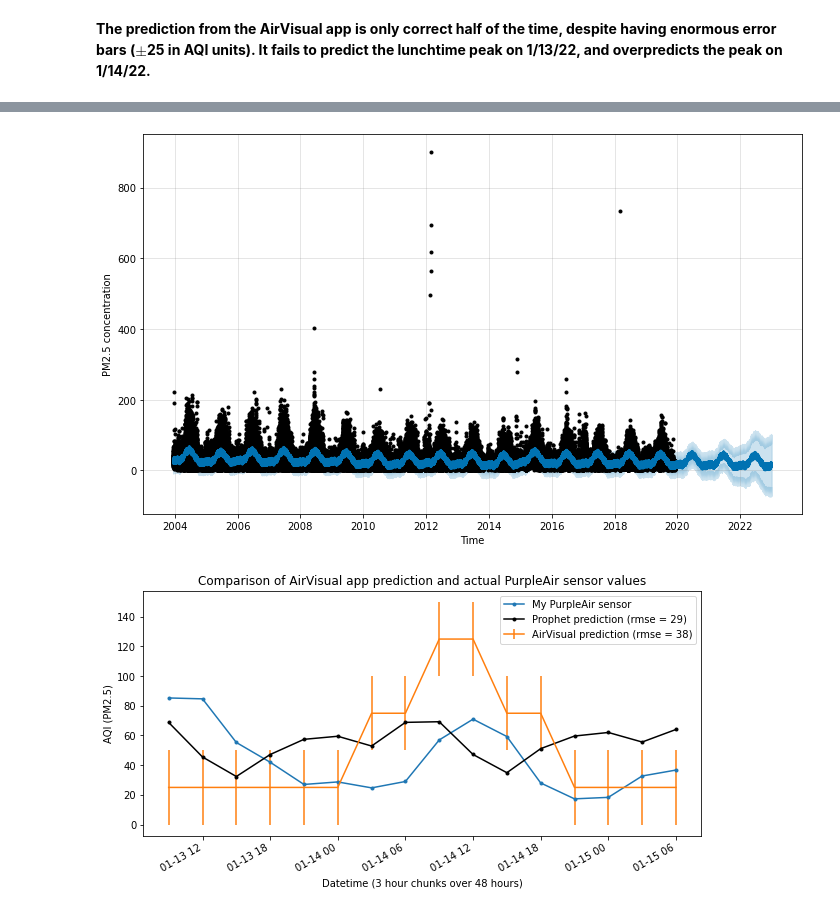
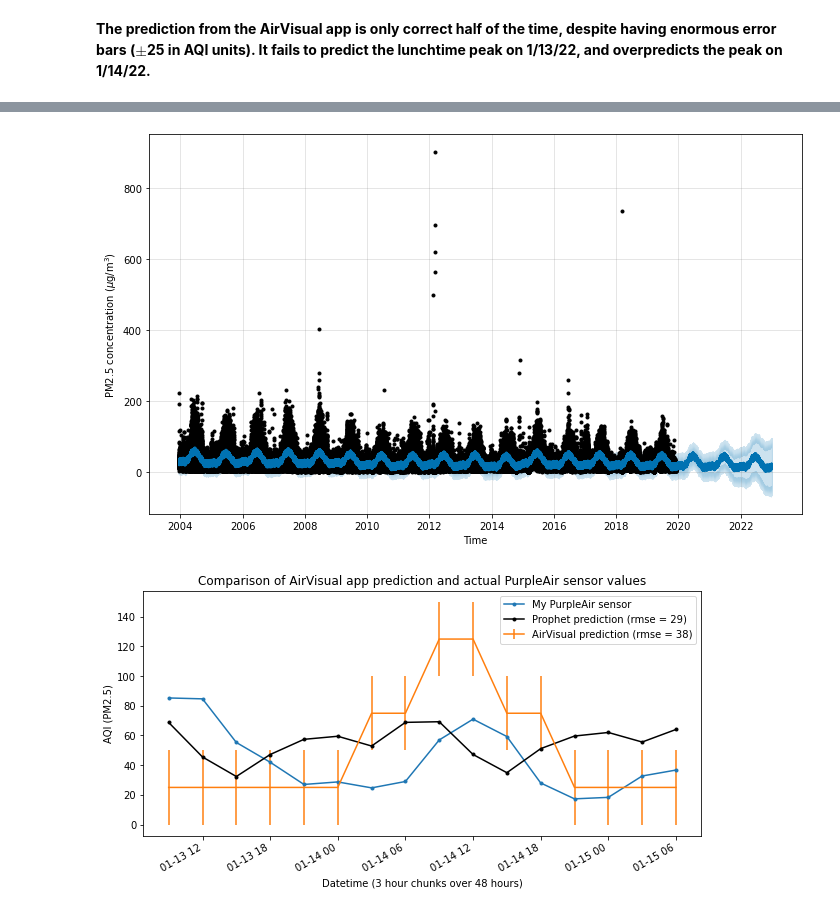
Before and after one commit to chathull/smogcasting, a Jupyter notebook: smogcasting.ipynb, the cells around one changed output, grey strips where cells are left out. Saved outputs shown, nothing was run; the diff lists cells and outputs as text; code cells hidden in the pictures.

```diff
--- a/smogcasting.ipynb
+++ b/smogcasting.ipynb
@@ -310,8 +299,8 @@ Optimization terminated normally:
 # %%
 # Static plot of forecast
-fig1 = m.plot(forecast, xlabel='Time', ylabel='PM2.5 concentration')
+fig1 = m.plot(forecast, xlabel='Time', ylabel='PM2.5 concentration ($\mu$g/m$^3$)')
 # %% [output]
-[figure, old version]
+[figure, new version]
 # %%
 # Test of AirVisual prediction vs. the actual reading of my sensor over a 48-hour period
 t_min = '2022-01-13 09:00:00'
```
Also changed, not shown: parts of 8 cells of this notebook.
